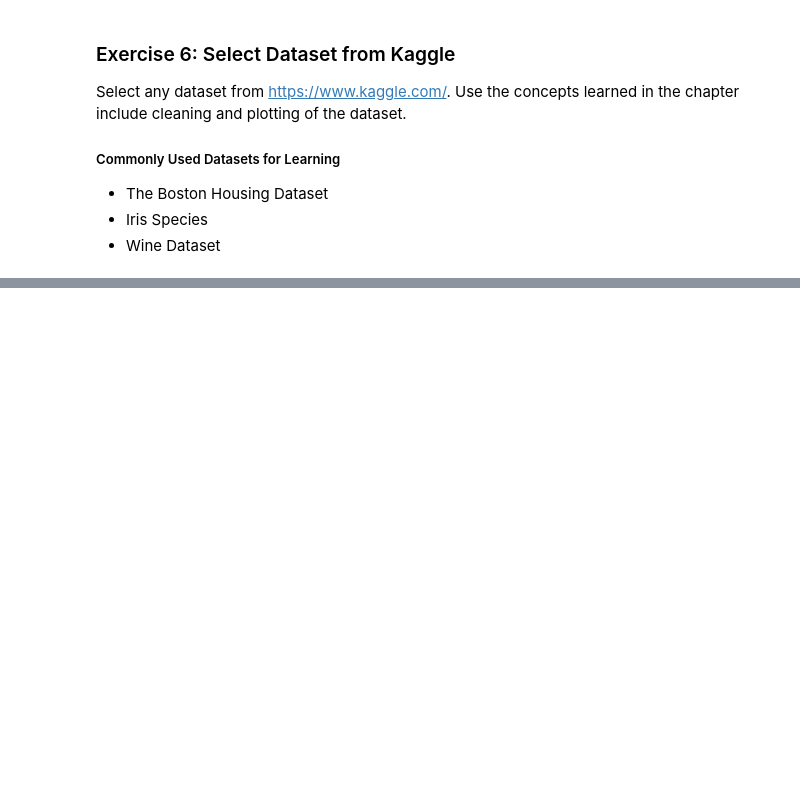
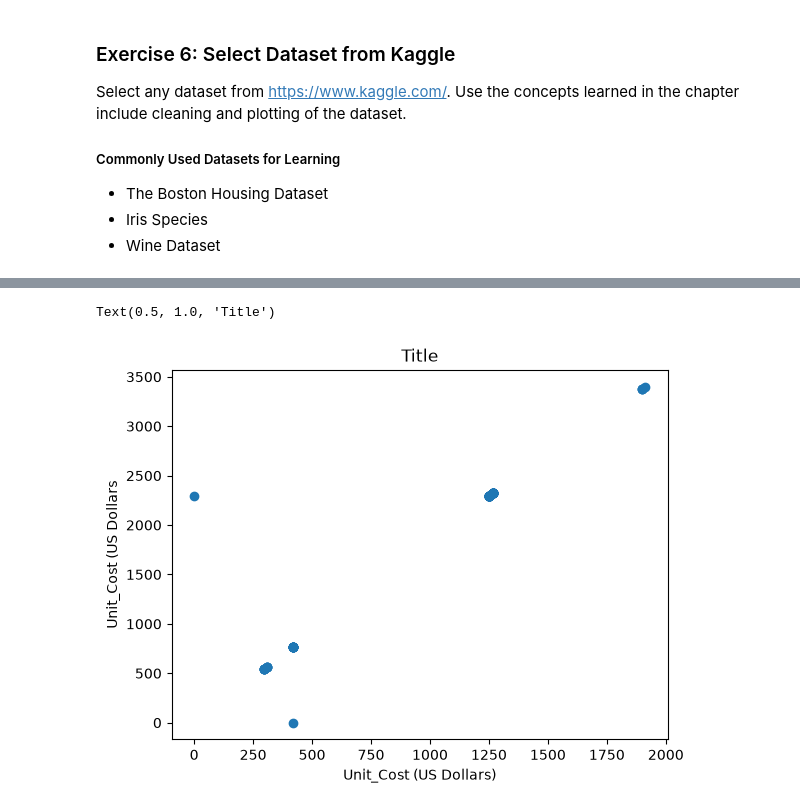
Before and after one commit to acamend/cs82b-portfolio, a Jupyter notebook: module-03/Module3Lab1.ipynb, the cells around one changed output, grey strips where cells are left out. Cells and saved outputs as stored; diff of their text form; code cells hidden in the pictures; blank space fills up the shorter version.

```diff
--- a/module-03/Module3Lab1.ipynb
+++ b/module-03/Module3Lab1.ipynb
@@ -973,0 +1343,9 @@ Select any dataset from https://www.kaggle.com/. Use the concepts learned in the
+# %%
+# Visualization 1 - Check for Daily usage outliers
+plt.scatter(df['Unit_Cost'], df['Unit_Price'])
+plt.xlabel('Unit_Cost (US Dollars)')
+plt.ylabel('Unit_Cost (US Dollars')
+plt.title('Title')
+# %% [output]
+Text(0.5, 1.0, 'Title')
+[figure, added]
```
Also changed, not shown: parts of 29 cells of this notebook.
